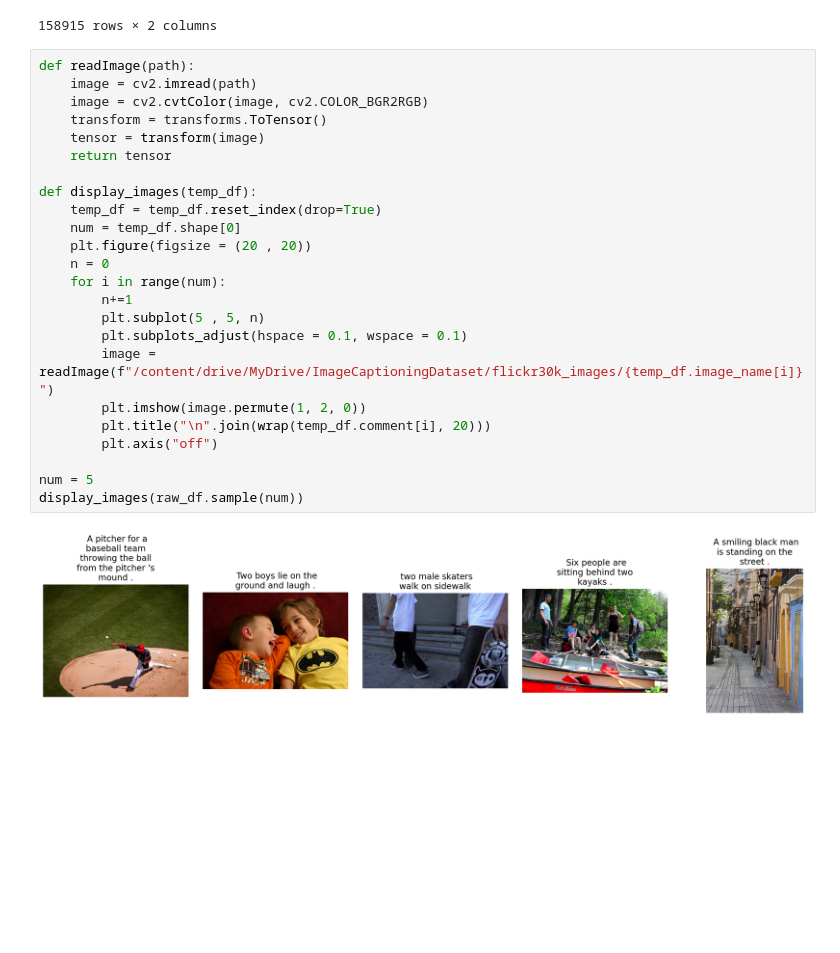
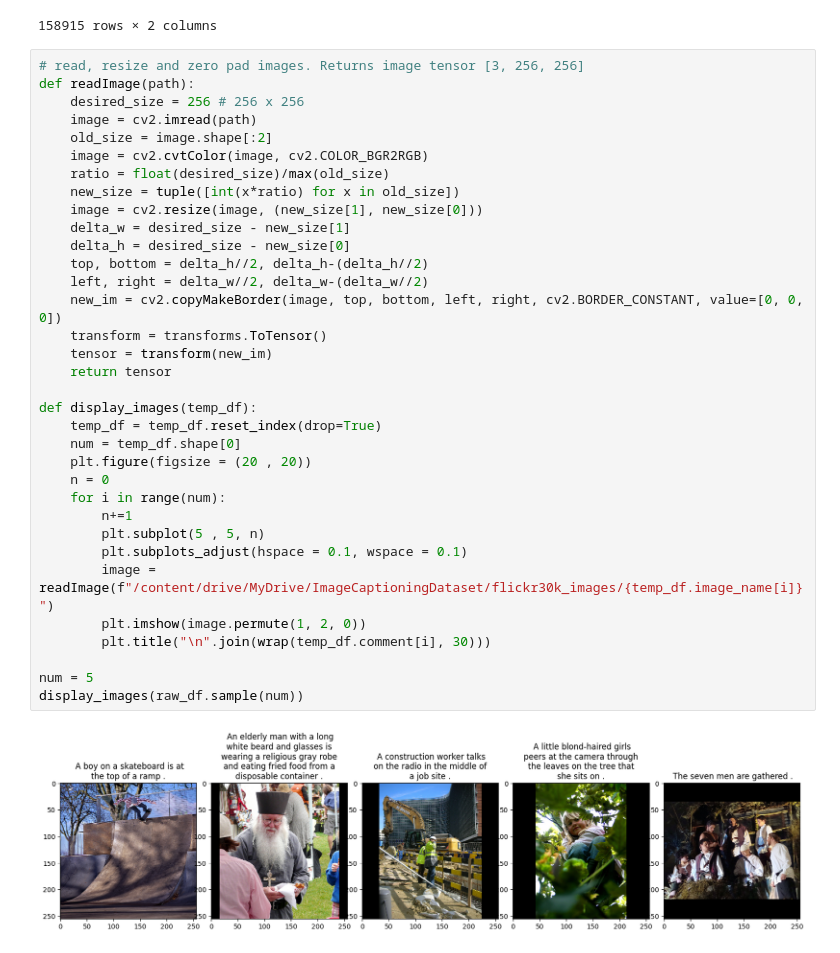
Before and after one commit to shaheriar/Image-Captioning-AI, a Jupyter notebook: CS228FinalProject.ipynb, the cells around one changed output. Cells and saved outputs as stored; diff of their text form; blank space fills up the shorter version.

Commit message:
Image resizing and padding

```diff
--- a/CS228FinalProject.ipynb
+++ b/CS228FinalProject.ipynb
@@ -47,28 +47,38 @@ raw_df
 | 158914 | 998845445.jpg | A man on a moored blue and white ... |
 158915 rows × 2 columns
 # %%
+# read, resize and zero pad images. Returns image tensor [3, 256, 256]
 def readImage(path):
+    desired_size = 256 # 256 x 256
     image = cv2.imread(path)
+    old_size = image.shape[:2]
     image = cv2.cvtColor(image, cv2.COLOR_BGR2RGB)
+    ratio = float(desired_size)/max(old_size)
+    new_size = tuple([int(x*ratio) for x in old_size])
+    image = cv2.resize(image, (new_size[1], new_size[0]))
+    delta_w = desired_size - new_size[1]
+    delta_h = desired_size - new_size[0]
+    top, bottom = delta_h//2, delta_h-(delta_h//2)
+    left, right = delta_w//2, delta_w-(delta_w//2)
+    new_im = cv2.copyMakeBorder(image, top, bottom, left, right, cv2.BORDER_CONSTANT, value=[0, 0, 0])
     transform = transforms.ToTensor()
-    tensor = transform(image)
+    tensor = transform(new_im)
     return tensor
 
 def display_images(temp_df):
     temp_df = temp_df.reset_index(drop=True)
     num = temp_df.shape[0]
     plt.figure(figsize = (20 , 20))
     n = 0
     for i in range(num):
         n+=1
         plt.subplot(5 , 5, n)
         plt.subplots_adjust(hspace = 0.1, wspace = 0.1)
         image = readImage(f"/content/drive/MyDrive/ImageCaptioningDataset/flickr30k_images/{temp_df.image_name[i]}")
         plt.imshow(image.permute(1, 2, 0))
-        plt.title("\n".join(wrap(temp_df.comment[i], 20)))
-        plt.axis("off")
+        plt.title("\n".join(wrap(temp_df.comment[i], 30)))
 
 num = 5
 display_images(raw_df.sample(num))
 # %% [output]
-[figure, old version]
+[figure, new version]
```
